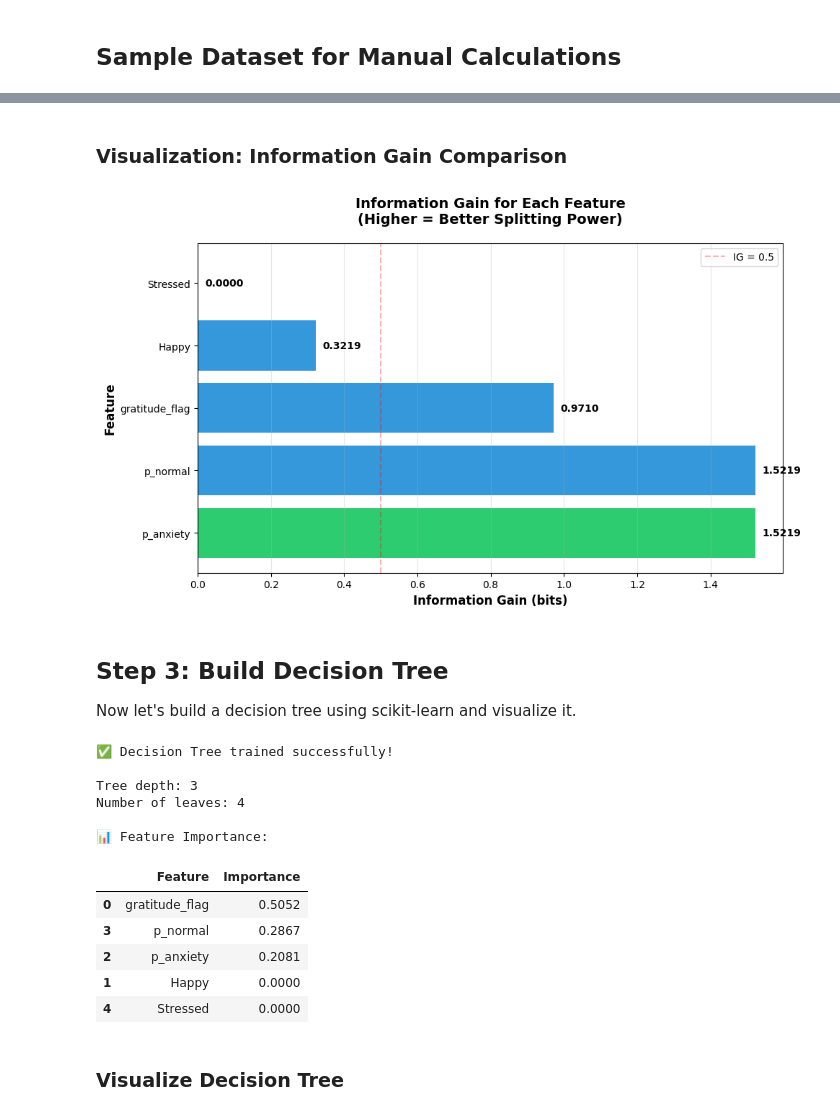
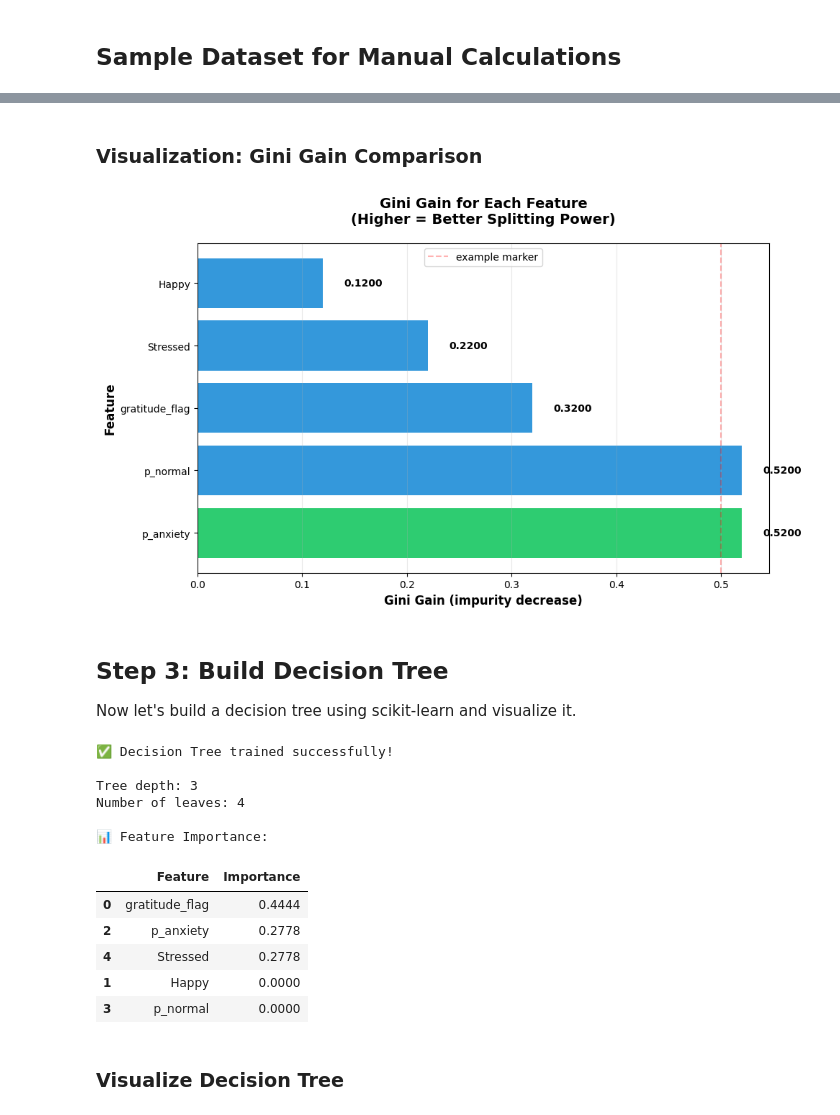
Before and after one commit to majiinB/Heron-wellnest-ml-model, a Jupyter notebook: notebooks/util/tree-algorithms-explained.ipynb, the cells around one changed output, grey strips where cells are left out. Saved outputs shown, nothing was run; the diff lists cells and outputs as text; code cells hidden in the pictures.

```diff
--- a/notebooks/util/tree-algorithms-explained.ipynb
+++ b/notebooks/util/tree-algorithms-explained.ipynb
@@ -65,7 +65,7 @@ sample_data = pd.DataFrame({
     'p_normal': [0.546, 0.0, 0.0, 0.439, 0.063],
     'gratitude_flag': [0, 0, 1, 1, 1],
     'Happy': [0, 1, 0, 0, 0],
-    'Stressed': [0, 0, 0, 0, 0],
+    'Stressed': [0, 0, 0, 0, 1],
     'WellbeingClass': ['Thriving', 'Thriving', 'Excelling', 'Struggling', 'InCrisis']
 })
 
@@ -265,27 +237,27 @@ def calculate_information_gain(data, feature, target_col='WellbeingClass'):
 # %%
-# Calculate Information Gain for each feature
+# Calculate Gini Gain for each feature
 features = ['gratitude_flag', 'Happy', 'p_anxiety', 'p_normal', 'Stressed']
-information_gains = {}
+gini_gains = {}
 
 for feature in features:
-    ig = calculate_information_gain(sample_data, feature)
-    information_gains[feature] = ig
+    gain = calculate_gini_gain(sample_data, feature)
+    gini_gains[feature] = gain
 
 # Display results
 print("\n\n" + "=" * 80)
-print("🏆 INFORMATION GAIN SUMMARY (Ranked)")
+print("🏆 GINI GAIN SUMMARY (Ranked)")
 print("=" * 80)
 
-ig_df = pd.DataFrame(list(information_gains.items()), columns=['Feature', 'Information Gain'])
-ig_df = ig_df.sort_values('Information Gain', ascending=False).reset_index(drop=True)
-ig_df['Rank'] = range(1, len(ig_df) + 1)
-ig_df = ig_df[['Rank', 'Feature', 'Information Gain']]
+gg_df = pd.DataFrame(list(gini_gains.items()), columns=['Feature', 'Gini Gain'])
+gg_df = gg_df.sort_values('Gini Gain', ascending=False).reset_index(drop=True)
+gg_df['Rank'] = range(1, len(gg_df) + 1)
+gg_df = gg_df[['Rank', 'Feature', 'Gini Gain']]
 
-display(ig_df)
+display(gg_df)
 
-best_feature = ig_df.iloc[0]['Feature']
-best_ig = ig_df.iloc[0]['Information Gain']
+best_feature = gg_df.iloc[0]['Feature']
+best_gain = gg_df.iloc[0]['Gini Gain']
 
-print(f"\n🎯 BEST FEATURE TO SPLIT ON: '{best_feature}' with IG = {best_ig:.4f}")
+print(f"\n🎯 BEST FEATURE TO SPLIT ON: '{best_feature}' with Gini Gain = {best_gain:.4f}")
 print("=" * 80)
 # %% [output]
@@ -316,27 +288,27 @@ print("=" * 80)
 ================================================================================
 # %% [markdown]
-### **Visualization: Information Gain Comparison**
+### **Visualization: Gini Gain Comparison**
 # %%
-# Visualize Information Gain
+# Visualize Gini Gain
 plt.figure(figsize=(10, 6))
-colors = ['#2ecc71' if i == 0 else '#3498db' for i in range(len(ig_df))]
-bars = plt.barh(ig_df['Feature'], ig_df['Information Gain'], color=colors)
+colors = ['#2ecc71' if i == 0 else '#3498db' for i in range(len(gg_df))]
+bars = plt.barh(gg_df['Feature'], gg_df['Gini Gain'], color=colors)
 
 # Add value labels
-for i, (feature, ig) in enumerate(zip(ig_df['Feature'], ig_df['Information Gain'])):
-    plt.text(ig + 0.02, i, f'{ig:.4f}', va='center', fontsize=10, fontweight='bold')
+for i, (feature, gain) in enumerate(zip(gg_df['Feature'], gg_df['Gini Gain'])):
+    plt.text(gain + 0.02, i, f'{gain:.4f}', va='center', fontsize=10, fontweight='bold')
 
-plt.xlabel('Information Gain (bits)', fontsize=12, fontweight='bold')
+plt.xlabel('Gini Gain (impurity decrease)', fontsize=12, fontweight='bold')
 plt.ylabel('Feature', fontsize=12, fontweight='bold')
-plt.title('Information Gain for Each Feature\n(Higher = Better Splitting Power)',
+plt.title('Gini Gain for Each Feature\n(Higher = Better Splitting Power)',
           fontsize=14, fontweight='bold', pad=20)
-plt.axvline(x=0.5, color='red', linestyle='--', alpha=0.3, label='IG = 0.5')
+plt.axvline(x=0.5, color='red', linestyle='--', alpha=0.3, label='example marker')
 plt.legend()
 plt.grid(axis='x', alpha=0.3)
 plt.tight_layout()
 plt.show()
 # %% [output]
-[figure, old version]
+[figure, new version]
 # %% [markdown]
 ## **Step 3: Build Decision Tree**
 
@@ -346,9 +318,9 @@ Now let's build a decision tree using scikit-learn and visualize it.
 X = sample_data[features]
 y = sample_data['WellbeingClass']
 
-# Build Decision Tree with entropy criterion
+# Build Decision Tree with gini criterion
 dt_classifier = DecisionTreeClassifier(
-    criterion='entropy',  # Use entropy (same as our manual calculations)
+    criterion='gini',   # Use Gini impurity (now aligned with our manual calculations)
     random_state=42,
     max_depth=3
 )
@@ -375,11 +347,11 @@ Number of leaves: 4
 
 📊 Feature Importance:
 |  | Feature | Importance |
-| 0 | gratitude_flag | 0.5052 |
-| 3 | p_normal | 0.2867 |
-| 2 | p_anxiety | 0.2081 |
+| 0 | gratitude_flag | 0.4444 |
+| 2 | p_anxiety | 0.2778 |
+| 4 | Stressed | 0.2778 |
 | 1 | Happy | 0.0000 |
-| 4 | Stressed | 0.0000 |
+| 3 | p_normal | 0.0000 |
 # %% [markdown]
 ### **Visualize Decision Tree**
 # %%
```
Also changed, not shown: parts of 13 cells of this notebook, 1 other file.
